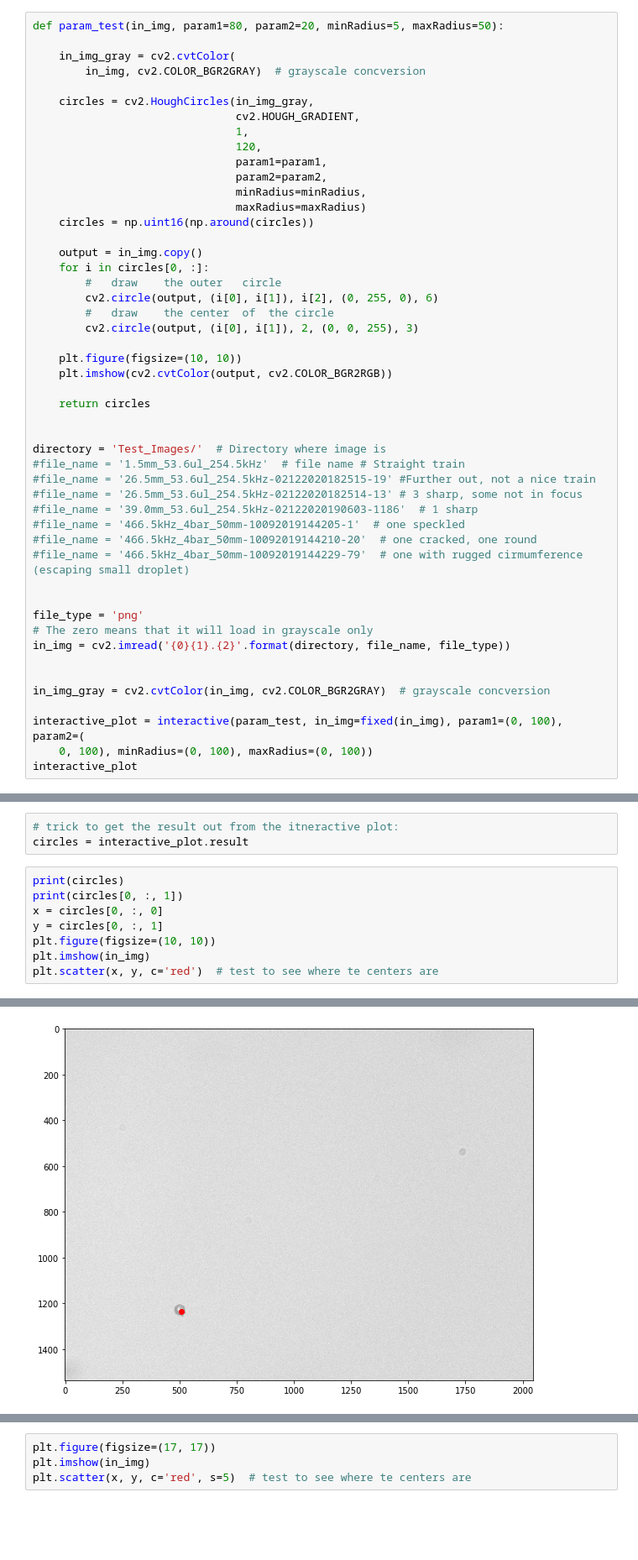
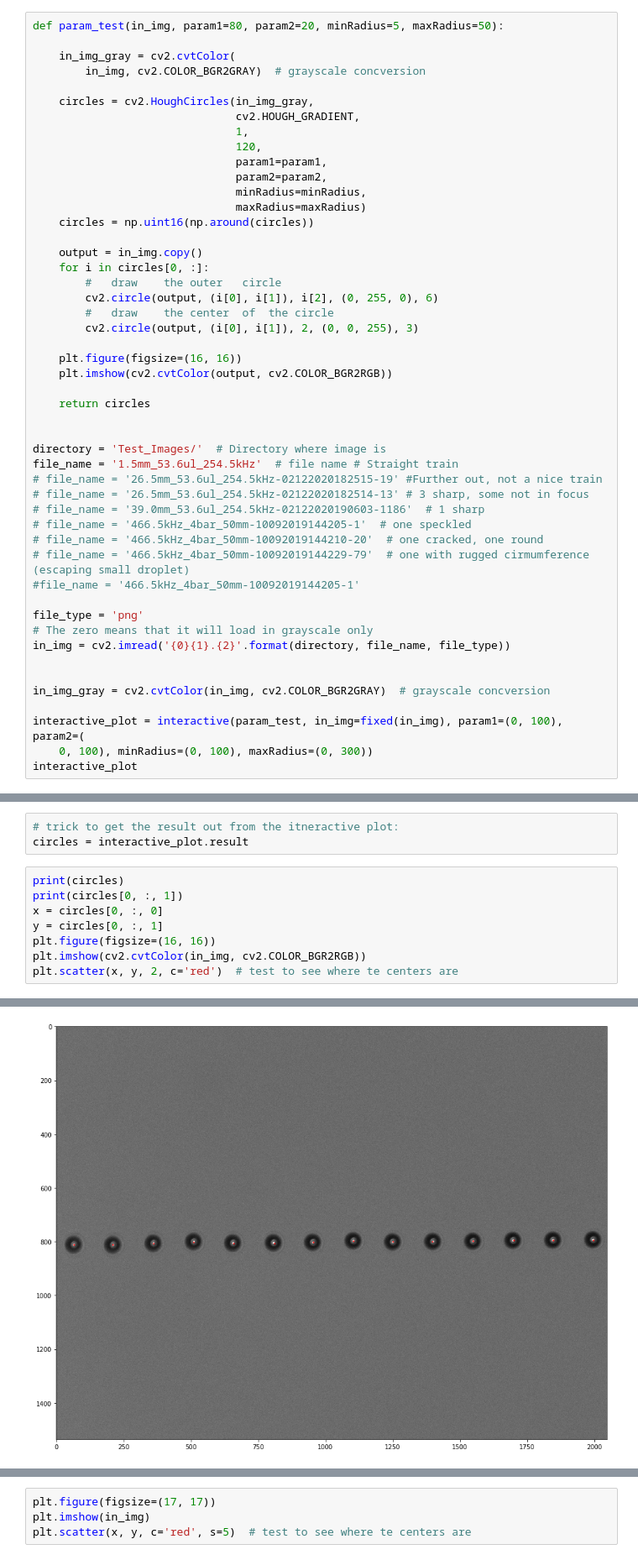
Before and after one commit to Niloo1371/Finding_droplets, a Jupyter notebook: Preprocessing/Preprocess.ipynb, the cells around one changed output, grey strips where cells are left out. Shown at 84% size. Saved outputs shown, nothing was run; the diff lists cells and outputs as text; blank space fills up the shorter version.

```diff
--- a/Preprocessing/Preprocess.ipynb
+++ b/Preprocessing/Preprocess.ipynb
@@ -103,21 +105,21 @@ def param_test(in_img, param1=80, param2=20, minRadius=5, maxRadius=50):
         #	draw	the	center	of	the	circle
         cv2.circle(output, (i[0], i[1]), 2, (0, 0, 255), 3)
 
-    plt.figure(figsize=(10, 10))
+    plt.figure(figsize=(16, 16))
     plt.imshow(cv2.cvtColor(output, cv2.COLOR_BGR2RGB))
 
     return circles
 
 
 directory = 'Test_Images/'  # Directory where image is
-#file_name = '1.5mm_53.6ul_254.5kHz'  # file name # Straight train
-#file_name = '26.5mm_53.6ul_254.5kHz-02122020182515-19' #Further out, not a nice train
-#file_name = '26.5mm_53.6ul_254.5kHz-02122020182514-13' # 3 sharp, some not in focus
-#file_name = '39.0mm_53.6ul_254.5kHz-02122020190603-1186'  # 1 sharp
-#file_name = '466.5kHz_4bar_50mm-10092019144205-1'  # one speckled
-#file_name = '466.5kHz_4bar_50mm-10092019144210-20'  # one cracked, one round
-#file_name = '466.5kHz_4bar_50mm-10092019144229-79'  # one with rugged cirmumference (escaping small droplet)
-
+file_name = '1.5mm_53.6ul_254.5kHz'  # file name # Straight train
+# file_name = '26.5mm_53.6ul_254.5kHz-02122020182515-19' #Further out, not a nice train
+# file_name = '26.5mm_53.6ul_254.5kHz-02122020182514-13' # 3 sharp, some not in focus
+# file_name = '39.0mm_53.6ul_254.5kHz-02122020190603-1186'  # 1 sharp
+# file_name = '466.5kHz_4bar_50mm-10092019144205-1'  # one speckled
+# file_name = '466.5kHz_4bar_50mm-10092019144210-20'  # one cracked, one round
+# file_name = '466.5kHz_4bar_50mm-10092019144229-79'  # one with rugged cirmumference (escaping small droplet)
+#file_name = '466.5kHz_4bar_50mm-10092019144205-1'
 
 file_type = 'png'
 # The zero means that it will load in grayscale only
@@ -127,7 +129,7 @@ in_img = cv2.imread('{0}{1}.{2}'.format(directory, file_name, file_type))
 in_img_gray = cv2.cvtColor(in_img, cv2.COLOR_BGR2GRAY)  # grayscale concversion
 
 interactive_plot = interactive(param_test, in_img=fixed(in_img), param1=(0, 100), param2=(
-    0, 100), minRadius=(0, 100), maxRadius=(0, 100))
+    0, 100), minRadius=(0, 100), maxRadius=(0, 300))
 interactive_plot
 # %% [output]
 interactive(children=(IntSlider(value=80, description='param1'), IntSlider(value=20, description='param2'), In…
@@ -139,7 +141,7 @@ print(circles)
 print(circles[0, :, 1])
 x = circles[0, :, 0]
 y = circles[0, :, 1]
-plt.figure(figsize=(10, 10))
-plt.imshow(in_img)
-plt.scatter(x, y, c='red')  # test to see where te centers are
+plt.figure(figsize=(16, 16))
+plt.imshow(cv2.cvtColor(in_img, cv2.COLOR_BGR2RGB))
+plt.scatter(x, y, 2, c='red')  # test to see where te centers are
 # %% [output]
@@ -148,5 +163,5 @@ plt.scatter(x, y, c='red')  # test to see where te centers are
 <matplotlib.collections.PathCollection at 0x...>
-[figure, old version]
+[figure, new version]
 # %%
 x_positions = circles[0, :, 0]
 y_positions = circles[0, :, 1]
```
Also changed, not shown: parts of 10 cells of this notebook.
